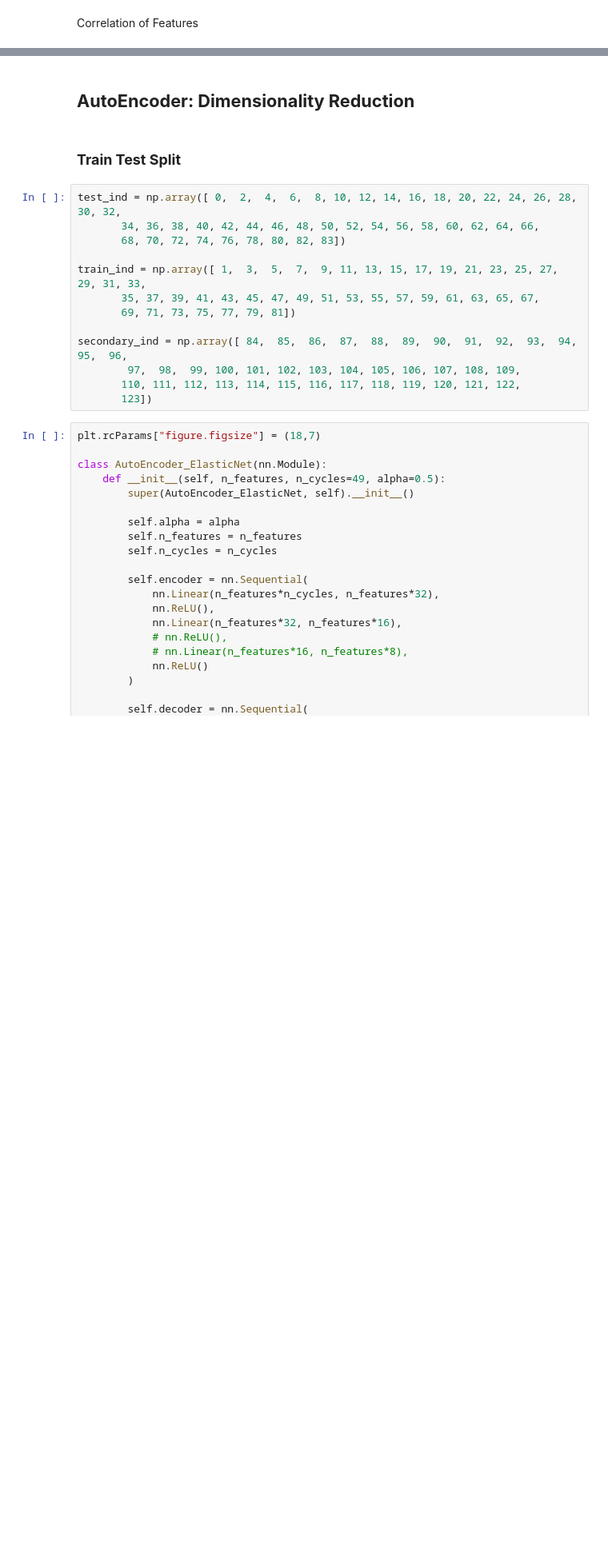
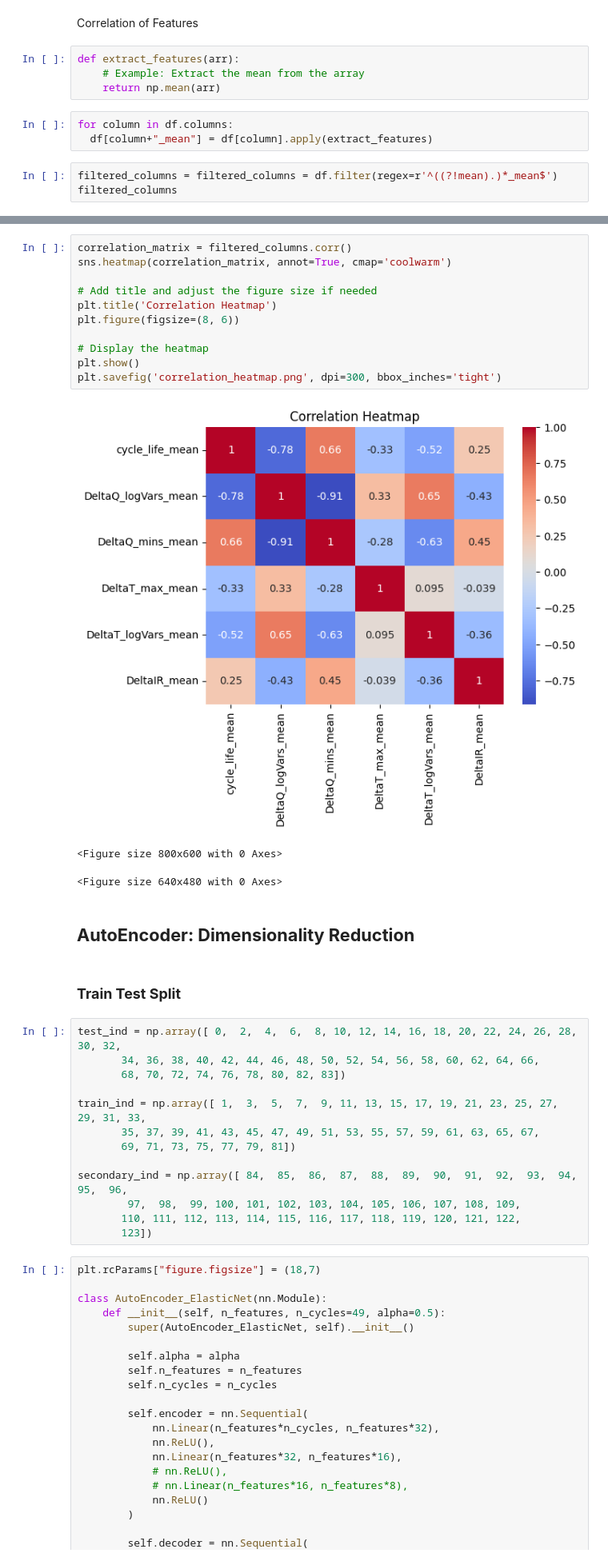
Before and after one commit to nathan99sun/HybridPred, a Jupyter notebook: source/AutoEncoders_DimensionReduction_SVRipynb.ipynb, the cells around one changed output, grey strips where cells are left out. Shown: that part at 80% size. Cells and saved outputs as stored; diff of their text form; blank space fills up the shorter version.

```diff
--- a/source/AutoEncoders_DimensionReduction_SVRipynb.ipynb
+++ b/source/AutoEncoders_DimensionReduction_SVRipynb.ipynb
@@ -81,2 +87,12 @@ tensor([[-6.0840, -5.1866, -5.6543,  ..., -0.3119, -0.2682, -0.3301],
 # %% [markdown]
 Correlation of Features
+# %%
+def extract_features(arr):
+    # Example: Extract the mean from the array
+    return np.mean(arr)
+# %%
+for column in df.columns:
+  df[column+"_mean"] = df[column].apply(extract_features)
+# %%
+filtered_columns = filtered_columns = df.filter(regex=r'^((?!mean).)*_mean$')
+filtered_columns
@@ -83,3 +113,18 @@ Correlation of Features
+# %%
+correlation_matrix = filtered_columns.corr()
+sns.heatmap(correlation_matrix, annot=True, cmap='coolwarm')
+
+# Add title and adjust the figure size if needed
+plt.title('Correlation Heatmap')
+plt.figure(figsize=(8, 6))
+
+# Display the heatmap
+plt.show()
+plt.savefig('correlation_heatmap.png', dpi=300, bbox_inches='tight')
+# %% [output]
+[figure, added]
+<Figure size 800x600 with 0 Axes>
+<Figure size 640x480 with 0 Axes>
 # %% [markdown]
 ## **AutoEncoder: Dimensionality Reduction**
 # %% [markdown]
```
Also changed, not shown: parts of 15 cells of this notebook.
